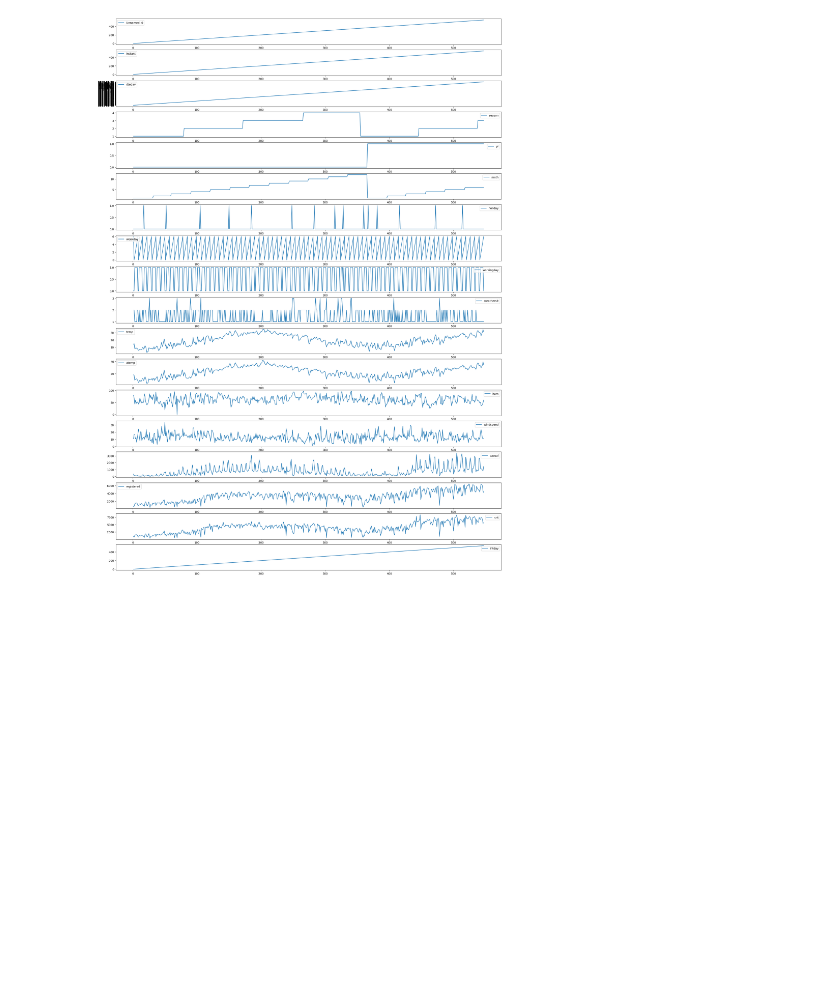
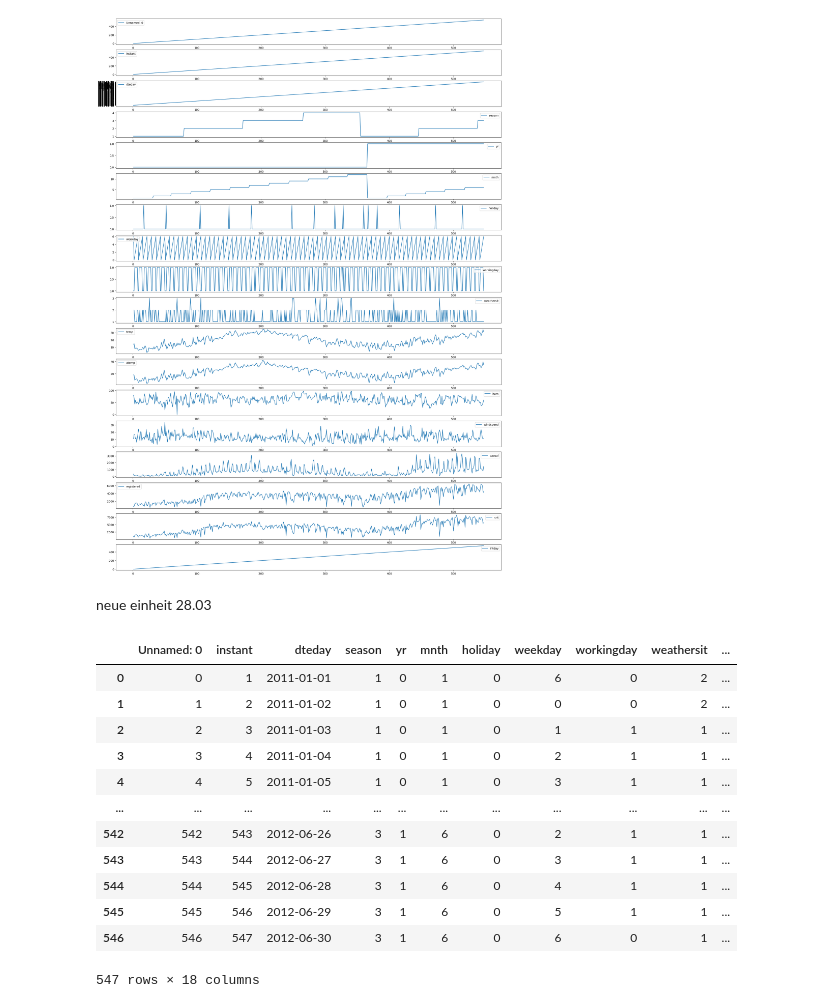
Before and after one commit to PaulBichl/machine-learning, a Jupyter notebook: src/machine_learning/BikeRental/data_inspection.ipynb, the cells around one changed output. Saved outputs shown, nothing was run; the diff lists cells and outputs as text; code cells hidden in the pictures; blank space fills up the shorter version.

```diff
--- a/src/machine_learning/BikeRental/data_inspection.ipynb
+++ b/src/machine_learning/BikeRental/data_inspection.ipynb
@@ -88,3 +89,21 @@ for key in df.columns:
     i = i+1
 # %% [output]
 [figure]
+# %% [markdown]
+neue einheit 28.03
+# %%
+df
+# %% [output]
+|  | Unnamed: 0 | instant | dteday | season | yr | mnth | holiday | weekday | workingday | weathersit | ... |
+| 0 | 0 | 1 | 2011-01-01 | 1 | 0 | 1 | 0 | 6 | 0 | 2 | ... |
+| 1 | 1 | 2 | 2011-01-02 | 1 | 0 | 1 | 0 | 0 | 0 | 2 | ... |
+| 2 | 2 | 3 | 2011-01-03 | 1 | 0 | 1 | 0 | 1 | 1 | 1 | ... |
+| 3 | 3 | 4 | 2011-01-04 | 1 | 0 | 1 | 0 | 2 | 1 | 1 | ... |
+| 4 | 4 | 5 | 2011-01-05 | 1 | 0 | 1 | 0 | 3 | 1 | 1 | ... |
+| ... | ... | ... | ... | ... | ... | ... | ... | ... | ... | ... | ... |
+| 542 | 542 | 543 | 2012-06-26 | 3 | 1 | 6 | 0 | 2 | 1 | 1 | ... |
+| 543 | 543 | 544 | 2012-06-27 | 3 | 1 | 6 | 0 | 3 | 1 | 1 | ... |
+| 544 | 544 | 545 | 2012-06-28 | 3 | 1 | 6 | 0 | 4 | 1 | 1 | ... |
+| 545 | 545 | 546 | 2012-06-29 | 3 | 1 | 6 | 0 | 5 | 1 | 1 | ... |
+| 546 | 546 | 547 | 2012-06-30 | 3 | 1 | 6 | 0 | 6 | 0 | 1 | ... |
+547 rows × 18 columns
```
Also changed, not shown: parts of 19 cells of this notebook.
